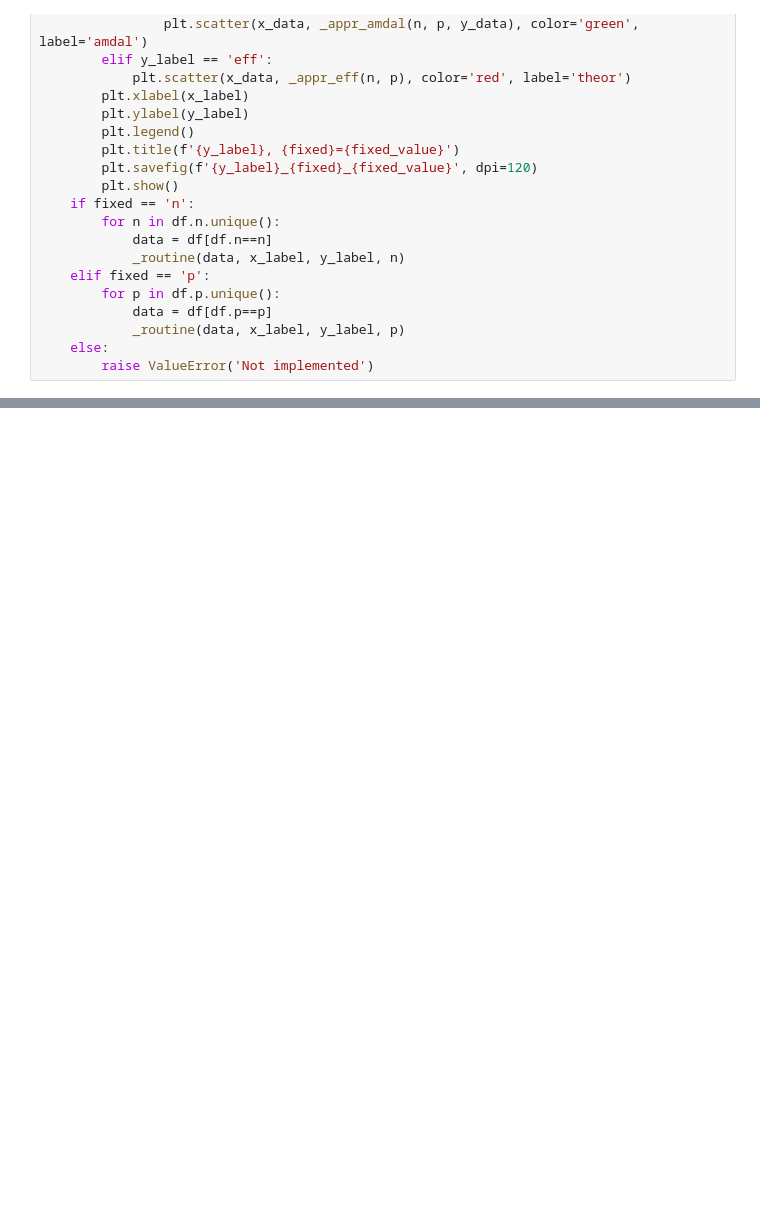
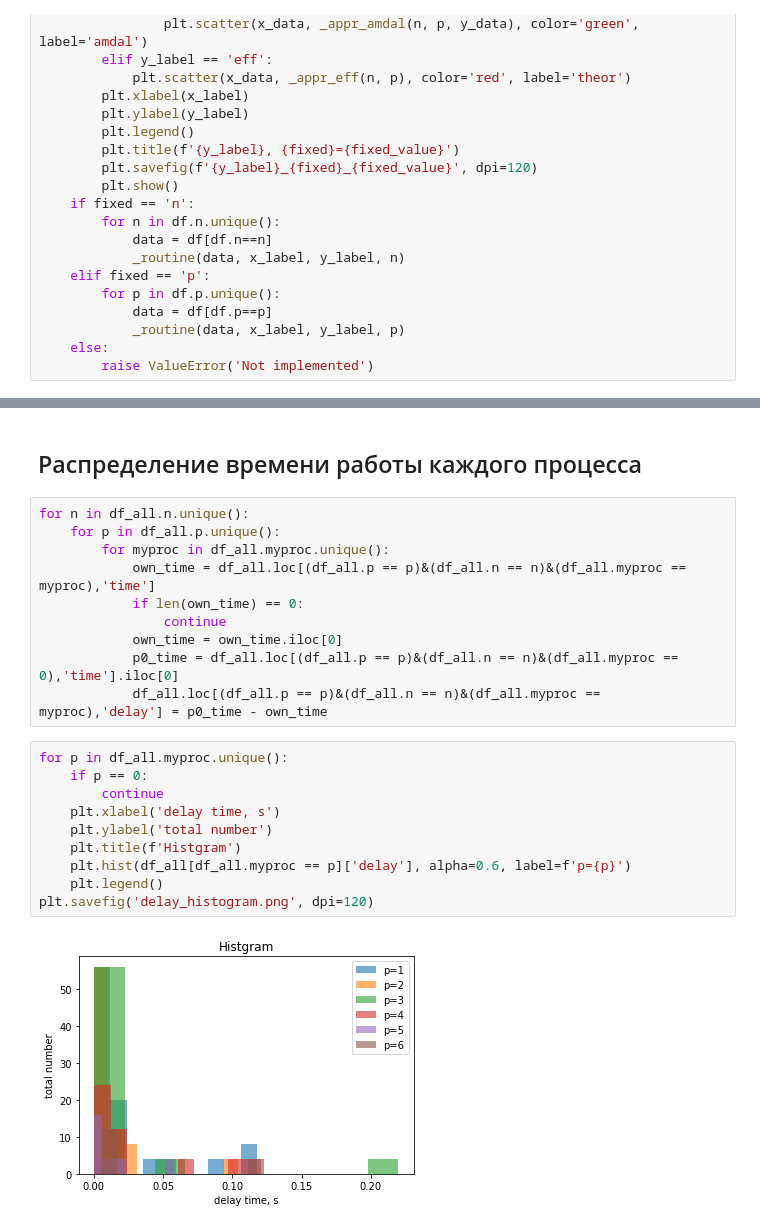
Before and after one commit to alekseik1/md_bash_course, a Jupyter notebook: hw1/pi/analyzer.ipynb, the cells around one changed output, grey strips where cells are left out. Cells and saved outputs as stored; diff of their text form; blank space fills up the shorter version.

```diff
--- a/hw1/pi/analyzer.ipynb
+++ b/hw1/pi/analyzer.ipynb
@@ -102 +117,25 @@ plot_save_graphs('n', 'eff', fixed='p')
 ... (10 outputs left out)
+# %% [markdown]
+## Распределение времени работы каждого процесса
+# %%
+for n in df_all.n.unique():
+    for p in df_all.p.unique():
+        for myproc in df_all.myproc.unique():
+            own_time = df_all.loc[(df_all.p == p)&(df_all.n == n)&(df_all.myproc == myproc),'time']
+            if len(own_time) == 0:
+                continue
+            own_time = own_time.iloc[0]
+            p0_time = df_all.loc[(df_all.p == p)&(df_all.n == n)&(df_all.myproc == 0),'time'].iloc[0]
+            df_all.loc[(df_all.p == p)&(df_all.n == n)&(df_all.myproc == myproc),'delay'] = p0_time - own_time
+# %%
+for p in df_all.myproc.unique():
+    if p == 0:
+        continue
+    plt.xlabel('delay time, s')
+    plt.ylabel('total number')
+    plt.title(f'Histgram')
+    plt.hist(df_all[df_all.myproc == p]['delay'], alpha=0.6, label=f'p={p}')
+    plt.legend()
+plt.savefig('delay_histogram.png', dpi=120)
+# %% [output]
+[figure, added]
```
Also changed, not shown: parts of 8 cells of this notebook, 26 other files.
